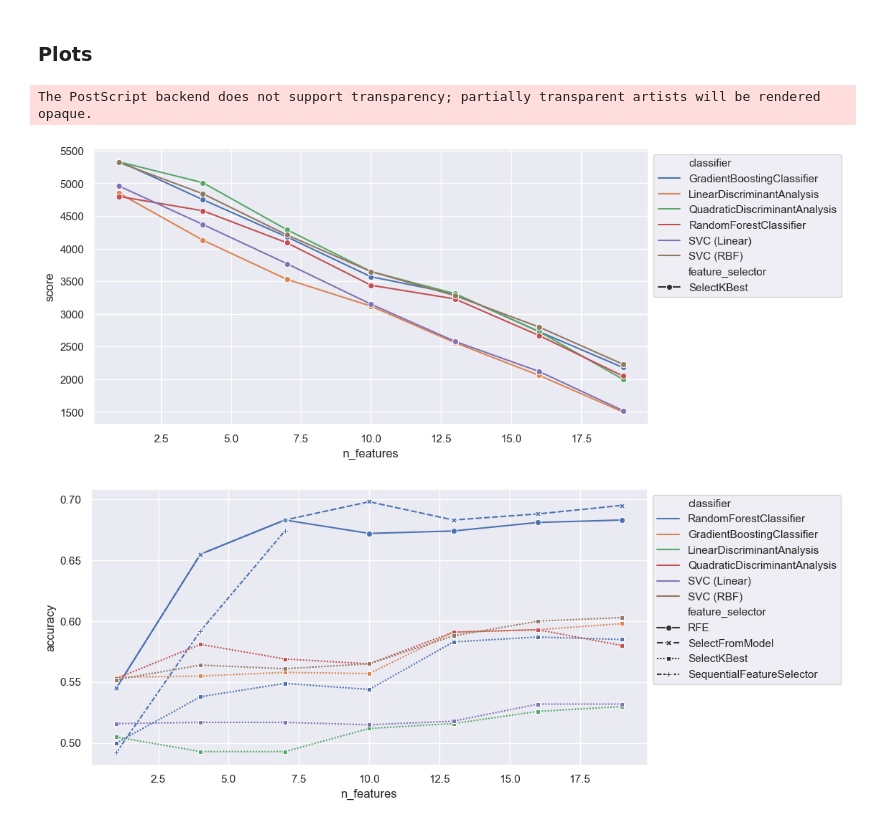
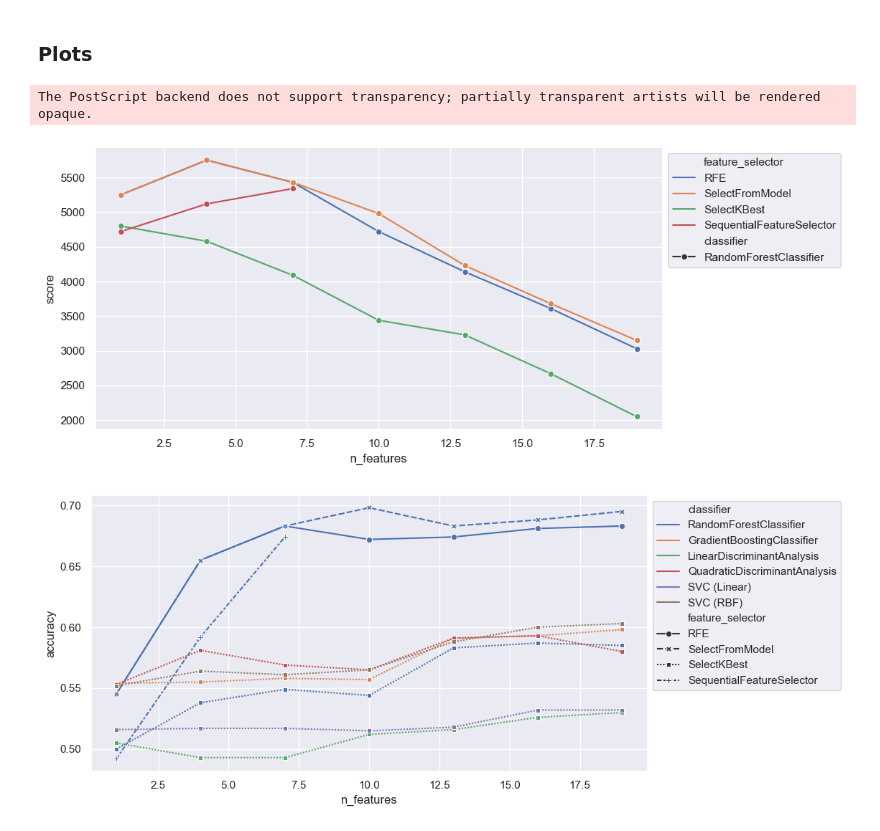
Before and after one commit to bieleckipiotr/AML-project2, a Jupyter notebook: code/evaluation.ipynb, the cells around one changed output. Drawn from its saved outputs; the diff is of its cells as text; code cells hidden in the pictures.

Commit message:
Add plot for preliminary fs

```diff
--- a/code/evaluation.ipynb
+++ b/code/evaluation.ipynb
@@ -46,30 +46,30 @@ best_by_score = (
 
 best_by_score.sort_values("score", ascending=False).head(10)
 
-preliminary_clf = best_by_score[best_by_score["feature_selector"] == "SelectKBest"]
+# preliminary_clf = best_by_score[best_by_score["feature_selector"] == "SelectKBest"]
+preliminary_fs = best_by_score[best_by_score["classifier"] == "RandomForestClassifier"]
 
-
-plot_df = preliminary_clf
+plot_df = preliminary_fs
 # %% [markdown]
 ### Plots
 # %%
 plt.figure(figsize=(10, 5))
 ax = sns.lineplot(
     data=plot_df,
     x="n_features",
     y="score",
-    hue="classifier",
-    style="feature_selector",
+    style="classifier",
+    hue="feature_selector",
     markers=True,
 )
 sns.move_legend(ax, "upper left", bbox_to_anchor=(1, 1))
 
-plt.savefig(f"../report/preliminary_clf.eps", bbox_inches="tight")
+plt.savefig(f"../report/preliminary_fs.eps", bbox_inches="tight")
 
 plt.show()
 # %% [output]
 The PostScript backend does not support transparency; partially transparent artists will be rendered opaque.
-[figure, old version]
+[figure, new version]
 # %%
 best_by_acc = (
     results.sort_values("accuracy", ascending=False)
```
Also changed, not shown: 1 other file.
